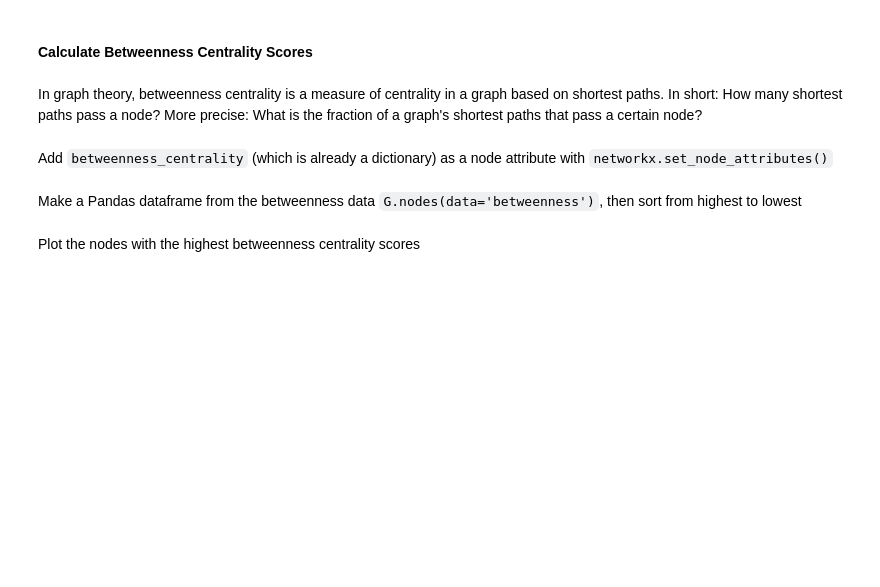
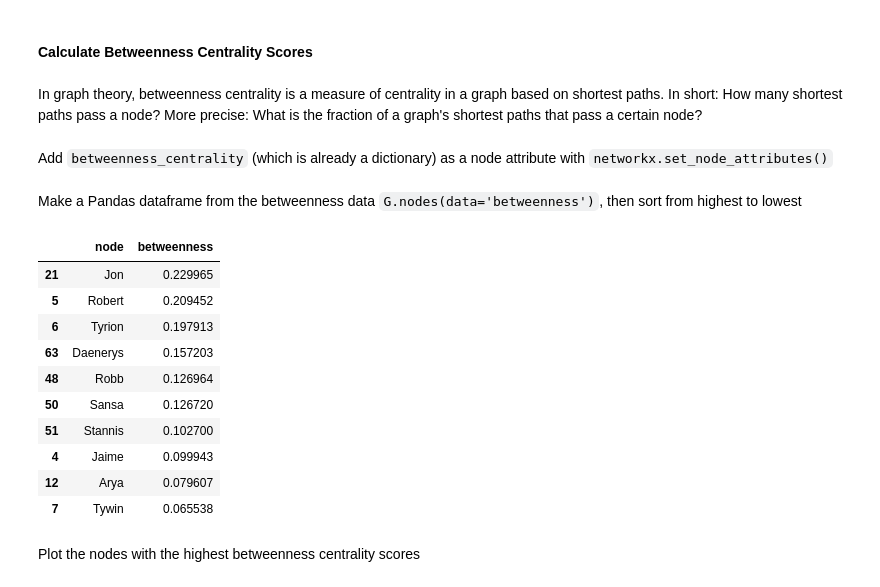
Before and after one commit to nluttenberger/methods_26, a Jupyter notebook: 071-GoT_graph.ipynb, the cells around one changed output. Drawn from its saved outputs; the diff is of its cells as text; code cells hidden in the pictures; blank space fills up the shorter version.

```diff
--- a/071-GoT_graph.ipynb
+++ b/071-GoT_graph.ipynb
@@ -207,7 +182,19 @@ Make a Pandas dataframe from the betweenness data `G.nodes(data='betweenness')`,
 # %%
 betweenness_df = pd.DataFrame(G.nodes(data='betweenness'), columns=['node', 'betweenness'])
 betweenness_df = betweenness_df.sort_values(by='betweenness', ascending=False)
-betweenness_df
+betweenness_df[:10]
+# %% [output]
+|  | node | betweenness |
+| 21 | Jon | 0.229965 |
+| 5 | Robert | 0.209452 |
+| 6 | Tyrion | 0.197913 |
+| 63 | Daenerys | 0.157203 |
+| 48 | Robb | 0.126964 |
+| 50 | Sansa | 0.126720 |
+| 51 | Stannis | 0.102700 |
+| 4 | Jaime | 0.099943 |
+| 12 | Arya | 0.079607 |
+| 7 | Tywin | 0.065538 |
 # %% [markdown]
 Plot the nodes with the highest betweenness centrality scores
 # %%
```
Also changed, not shown: parts of 31 cells of this notebook, 2 other files.
